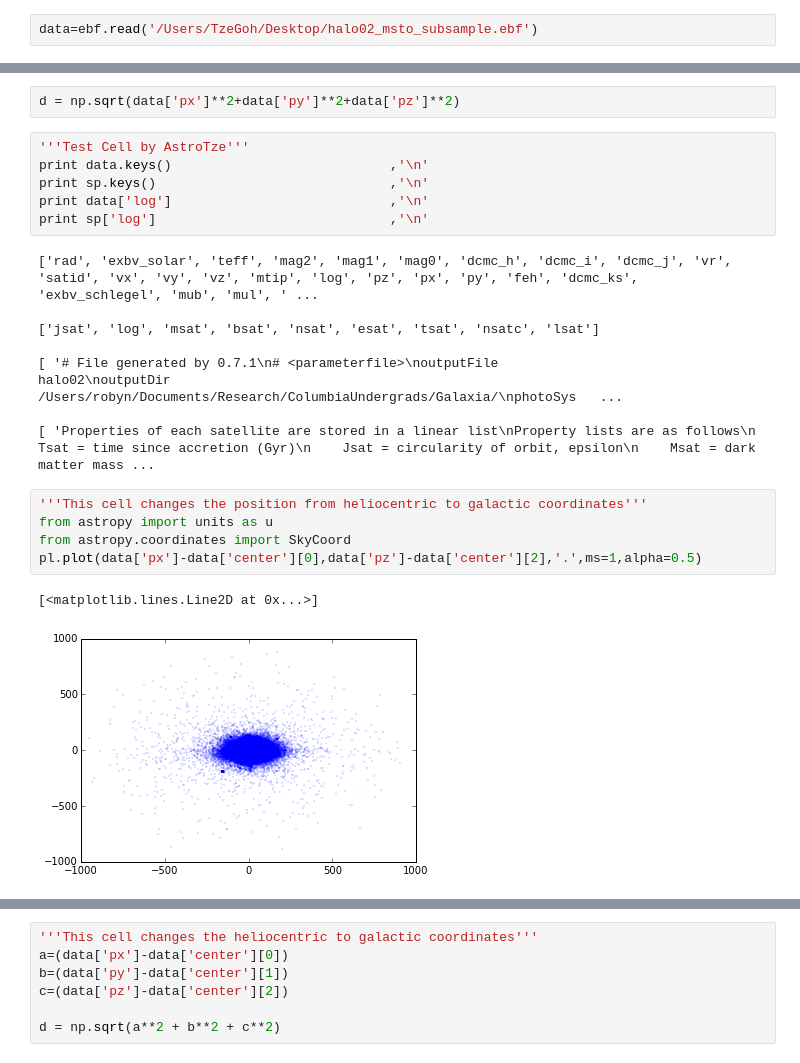
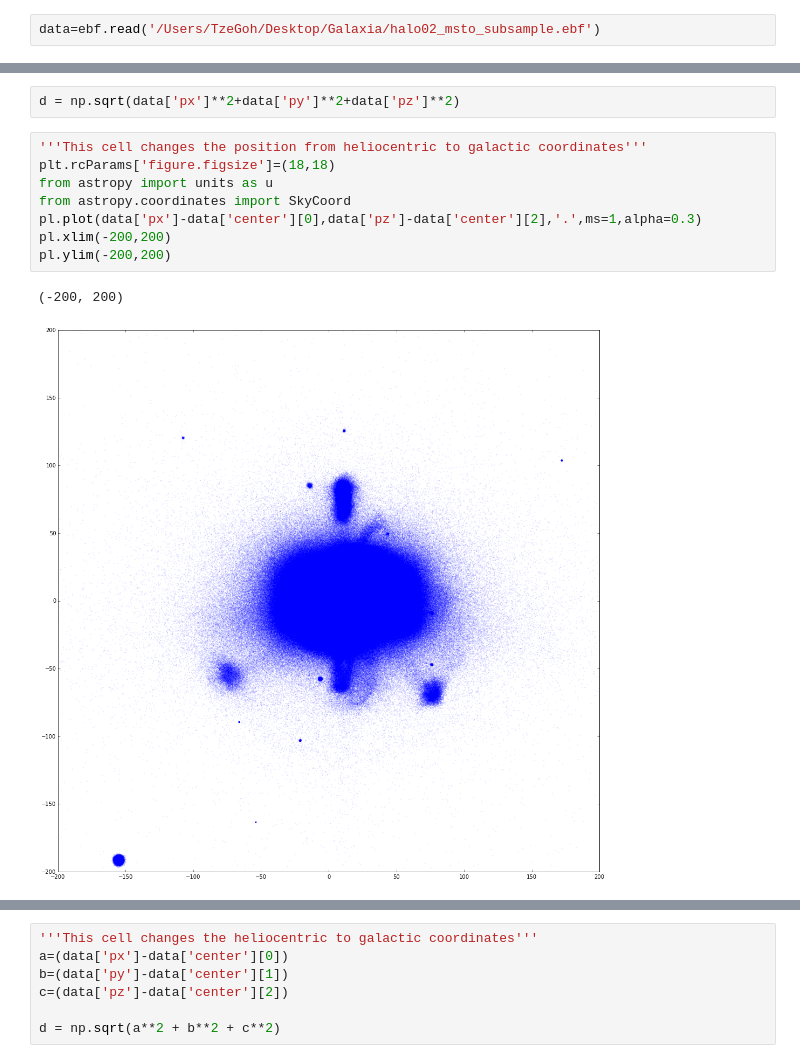
Before and after one commit to TzeGoh/Galaxy_Research_for_KVJ, a Jupyter notebook: exploreHalo02.ipynb, the cells around one changed output, grey strips where cells are left out. Drawn from its saved outputs; the diff is of its cells as text.

```diff
--- a/exploreHalo02.ipynb
+++ b/exploreHalo02.ipynb
@@ -8,7 +12,7 @@ import gxutil
 # %%
 import ebf
 # %%
-data=ebf.read('/Users/TzeGoh/Desktop/halo02_msto_subsample.ebf')
+data=ebf.read('/Users/TzeGoh/Desktop/Galaxia/halo02_msto_subsample.ebf')
 # %%
 data.keys()
 # %% [output]
@@ -77,24 +57,13 @@ hc,hb,hh=pl.hist(10.0**data['teff'][mwd],bins=100)
 # %%
 d = np.sqrt(data['px']**2+data['py']**2+data['pz']**2)
-# %%
-'''Test Cell by AstroTze'''
-print data.keys()                            ,'\n'
-print sp.keys()                              ,'\n'
-print data['log']                            ,'\n'
-print sp['log']                              ,'\n'
-# %% [output]
-['rad', 'exbv_solar', 'teff', 'mag2', 'mag1', 'mag0', 'dcmc_h', 'dcmc_i', 'dcmc_j', 'vr', 'satid', 'vx', 'vy', 'vz', 'mtip', 'log', 'pz', 'px', 'py', 'feh', 'dcmc_ks', 'exbv_schlegel', 'mub', 'mul', ' ...
-
-['jsat', 'log', 'msat', 'bsat', 'nsat', 'esat', 'tsat', 'nsatc', 'lsat']
-
-[ '# File generated by 0.7.1\n# <parameterfile>\noutputFile                          halo02\noutputDir                           /Users/robyn/Documents/Research/ColumbiaUndergrads/Galaxia/\nphotoSys   ...
-
-[ 'Properties of each satellite are stored in a linear list\nProperty lists are as follows\n    Tsat = time since accretion (Gyr)\n    Jsat = circularity of orbit, epsilon\n    Msat = dark matter mass ...
 # %%
 '''This cell changes the position from heliocentric to galactic coordinates'''
+plt.rcParams['figure.figsize']=(18,18)
 from astropy import units as u
 from astropy.coordinates import SkyCoord
-pl.plot(data['px']-data['center'][0],data['pz']-data['center'][2],'.',ms=1,alpha=0.5)
+pl.plot(data['px']-data['center'][0],data['pz']-data['center'][2],'.',ms=1,alpha=0.3)
+pl.xlim(-200,200)
+pl.ylim(-200,200)
 # %% [output]
-[<matplotlib.lines.Line2D at 0x...>]
+(-200, 200)
-[figure, old version]
+[figure, new version]
```
Also changed, not shown: parts of 13 cells of this notebook.
